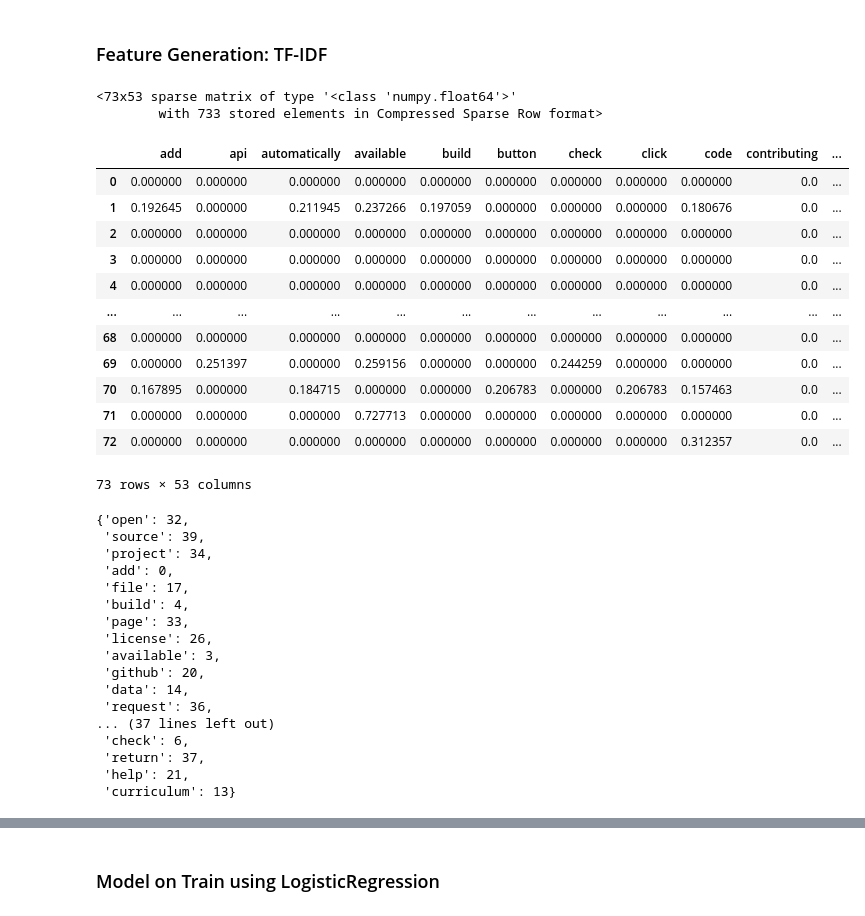
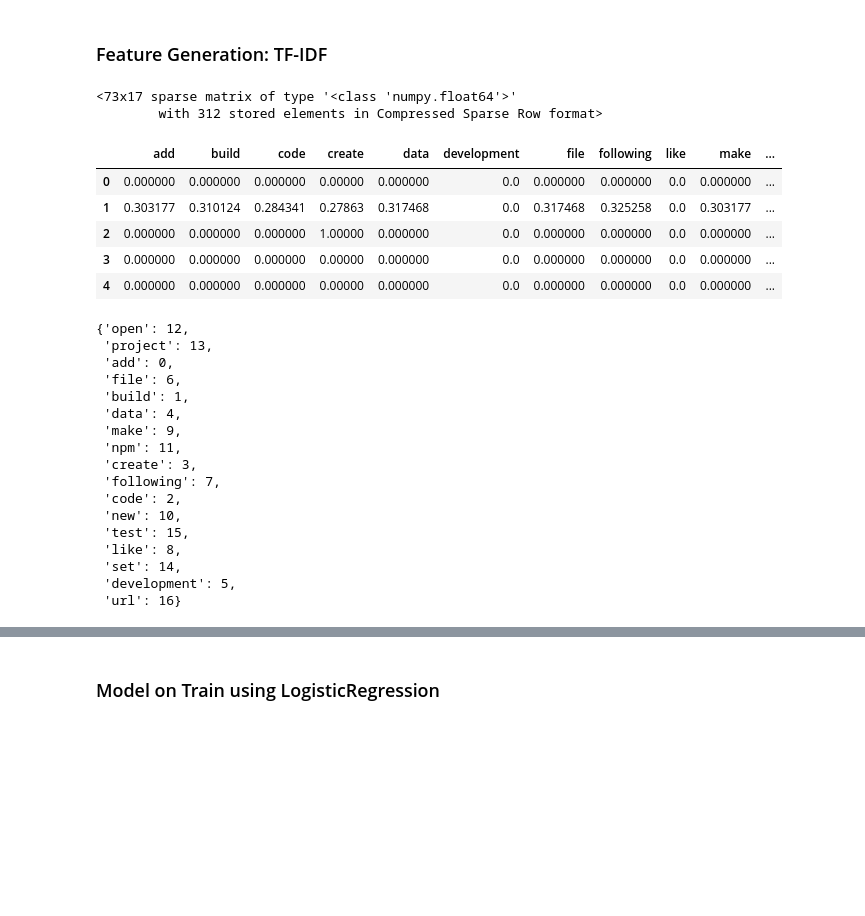
Before and after one commit to AAranda10/nlp-project, a Jupyter notebook: shi_scratch.ipynb, the cells around one changed output, grey strips where cells are left out. Saved outputs shown, nothing was run; the diff lists cells and outputs as text; code cells hidden in the pictures; blank space fills up the shorter version.

Commit message:
test naive bayes and clean the codes

```diff
--- a/shi_scratch.ipynb
+++ b/shi_scratch.ipynb
@@ -319,54 +300,52 @@ X_bow = bow
 # %%
 # Transform the clean text into sparse matrix
 
-from sklearn.feature_extraction.text import TfidfVectorizer
+tfidf = TfidfVectorizer(stop_words='english', min_df=15,
+                        ngram_range=(1,2),
+                        binary=True)
 
-tfidf = TfidfVectorizer(stop_words='english', min_df=10,
-                             ngram_range=(1,2),
-                             binary=True)
+# Fit on cleaned text in train
+tfidf = tfidf.fit(train.clean)
 
-tfidf_sparse_matrix = tfidf.fit_transform(train.clean)
-tfidf_sparse_matrix
+# Transform the train and validate
+X_train_tfidf = tfidf.transform(train.clean)
+X_vaildate_tfidf = tfidf.transform(validate.clean)
+
+# Take a peek at
+X_train_tfidf
 # %% [output]
-<73x53 sparse matrix of type '<class 'numpy.float64'>'
-        with 733 stored elements in Compressed Sparse Row format>
+<73x17 sparse matrix of type '<class 'numpy.float64'>'
+        with 312 stored elements in Compressed Sparse Row format>
 # %%
 # Conver to datafame
-pd.DataFrame(tfidf_sparse_matrix.todense(), columns=tfidf.get_feature_names())
+pd.DataFrame(tfidf_sparse_matrix.todense(), columns=tfidf.get_feature_names()).head()
 # %% [output]
-|  | add | api | automatically | available | build | button | check | click | code | contributing | ... |
-| 0 | 0.000000 | 0.000000 | 0.000000 | 0.000000 | 0.000000 | 0.000000 | 0.000000 | 0.000000 | 0.000000 | 0.0 | ... |
-| 1 | 0.192645 | 0.000000 | 0.211945 | 0.237266 | 0.197059 | 0.000000 | 0.000000 | 0.000000 | 0.180676 | 0.0 | ... |
-| 2 | 0.000000 | 0.000000 | 0.000000 | 0.000000 | 0.000000 | 0.000000 | 0.000000 | 0.000000 | 0.000000 | 0.0 | ... |
-| 3 | 0.000000 | 0.000000 | 0.000000 | 0.000000 | 0.000000 | 0.000000 | 0.000000 | 0.000000 | 0.000000 | 0.0 | ... |
-| 4 | 0.000000 | 0.000000 | 0.000000 | 0.000000 | 0.000000 | 0.000000 | 0.000000 | 0.000000 | 0.000000 | 0.0 | ... |
-| ... | ... | ... | ... | ... | ... | ... | ... | ... | ... | ... | ... |
-| 68 | 0.000000 | 0.000000 | 0.000000 | 0.000000 | 0.000000 | 0.000000 | 0.000000 | 0.000000 | 0.000000 | 0.0 | ... |
-| 69 | 0.000000 | 0.251397 | 0.000000 | 0.259156 | 0.000000 | 0.000000 | 0.244259 | 0.000000 | 0.000000 | 0.0 | ... |
-| 70 | 0.167895 | 0.000000 | 0.184715 | 0.000000 | 0.000000 | 0.206783 | 0.000000 | 0.206783 | 0.157463 | 0.0 | ... |
-| 71 | 0.000000 | 0.000000 | 0.000000 | 0.727713 | 0.000000 | 0.000000 | 0.000000 | 0.000000 | 0.000000 | 0.0 | ... |
-| 72 | 0.000000 | 0.000000 | 0.000000 | 0.000000 | 0.000000 | 0.000000 | 0.000000 | 0.000000 | 0.312357 | 0.0 | ... |
+|  | add | build | code | create | data | development | file | following | like | make | ... |
+| 0 | 0.000000 | 0.000000 | 0.000000 | 0.00000 | 0.000000 | 0.0 | 0.000000 | 0.000000 | 0.0 | 0.000000 | ... |
+| 1 | 0.303177 | 0.310124 | 0.284341 | 0.27863 | 0.317468 | 0.0 | 0.317468 | 0.325258 | 0.0 | 0.303177 | ... |
+| 2 | 0.000000 | 0.000000 | 0.000000 | 1.00000 | 0.000000 | 0.0 | 0.000000 | 0.000000 | 0.0 | 0.000000 | ... |
+| 3 | 0.000000 | 0.000000 | 0.000000 | 0.00000 | 0.000000 | 0.0 | 0.000000 | 0.000000 | 0.0 | 0.000000 | ... |
+| 4 | 0.000000 | 0.000000 | 0.000000 | 0.00000 | 0.000000 | 0.0 | 0.000000 | 0.000000 | 0.0 | 0.000000 | ... |
-73 rows × 53 columns
 # %%
 # Get vocabularies.
 tfidf.vocabulary_
 # %% [output]
-{'open': 32,
- 'source': 39,
- 'project': 34,
+{'open': 12,
+ 'project': 13,
  'add': 0,
- 'file': 17,
- 'build': 4,
- 'page': 33,
- 'license': 26,
- 'available': 3,
- 'github': 20,
- 'data': 14,
- 'request': 36,
-... (37 lines left out)
- 'check': 6,
- 'return': 37,
- 'help': 21,
- 'curriculum': 13}
+ 'file': 6,
+ 'build': 1,
+ 'data': 4,
+ 'make': 9,
+ 'npm': 11,
+ 'create': 3,
+ 'following': 7,
+ 'code': 2,
+ 'new': 10,
+ 'test': 15,
+ 'like': 8,
+ 'set': 14,
+ 'development': 5,
+ 'url': 16}
 # %%
 # Transform to document-term matrix
```
Also changed, not shown: parts of 34 cells of this notebook.
